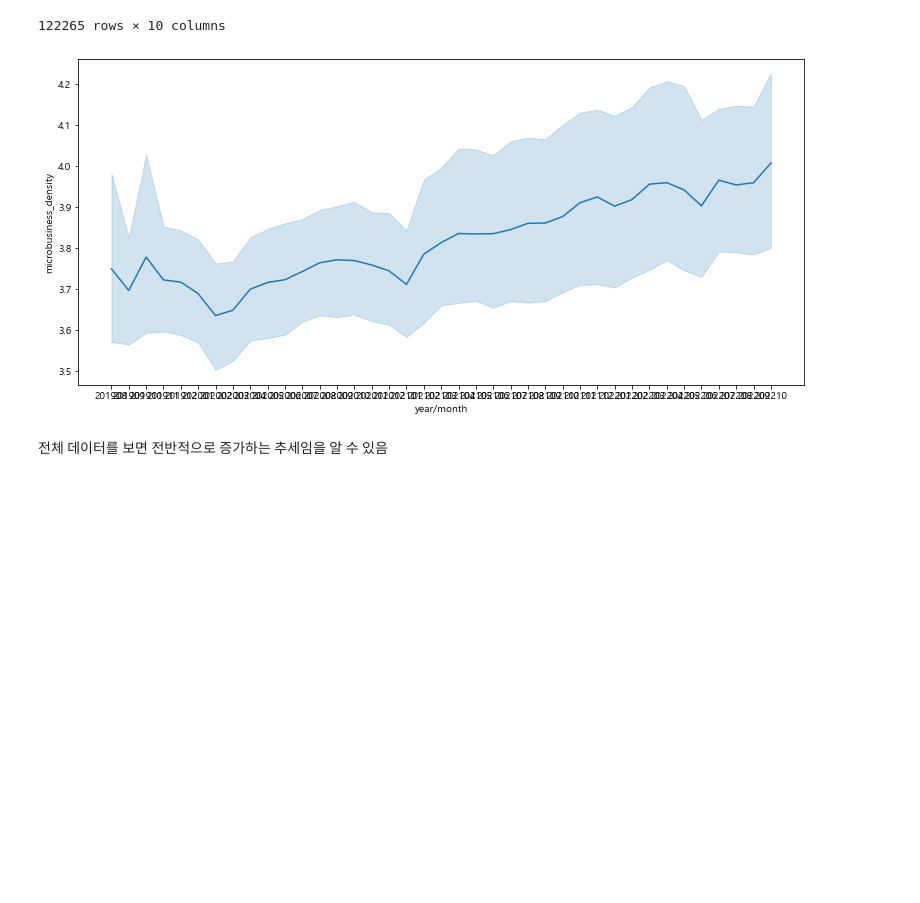
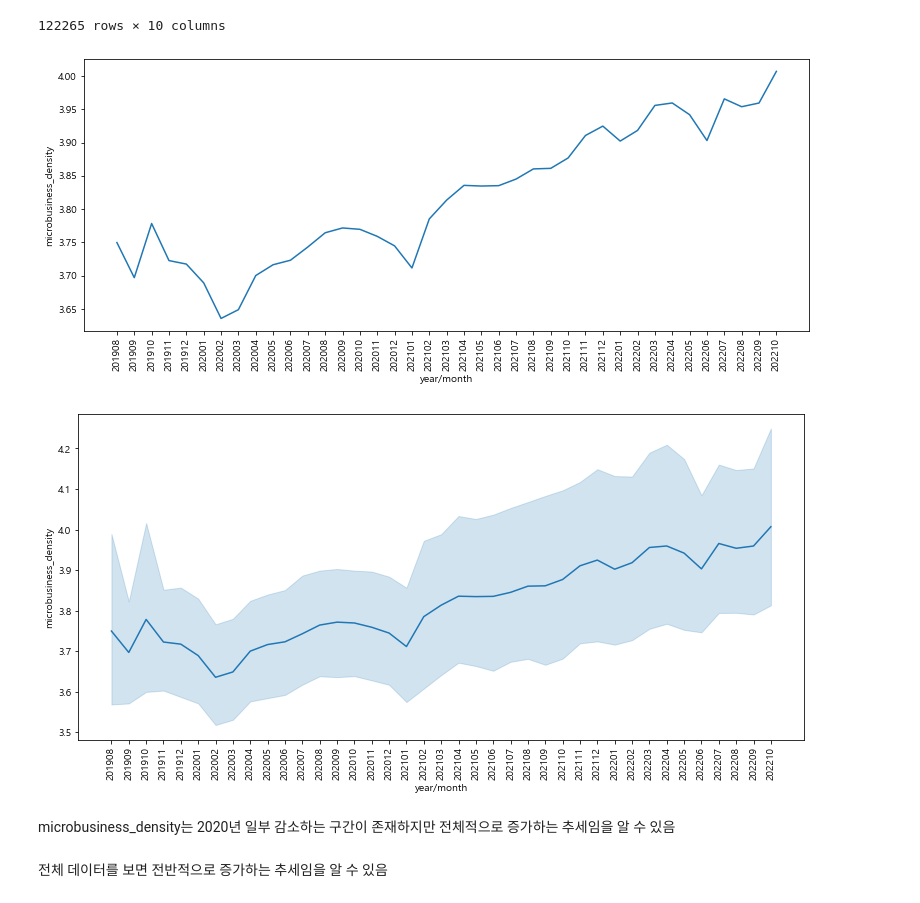
Before and after one commit to mg4432/Kaggle-GoDaddy-Microbusiness-Density-Forecasting, a Jupyter notebook: EDA .ipynb, the cells around one changed output. Drawn from its saved outputs; the diff is of its cells as text; code cells hidden in the pictures; blank space fills up the shorter version.

```diff
--- a/EDA .ipynb
+++ b/EDA .ipynb
@@ -145,12 +173,21 @@ train_df
 | 122264 | 56045_2022-10-01 | 56045 | Weston County | Wyoming | 2022-10-01 | 1.785395 | 100 | 2022 | ... |
 122265 rows × 10 columns
 # %%
+plt.figure(figsize = (13, 5))
+sns.lineplot(data=train_df.groupby('year/month').mean(),
+            x = 'year/month', y = 'microbusiness_density')
+plt.xticks(rotation = 90)
+plt.show()
+
 plt.figure(figsize = (13, 6))
 sns.lineplot(x = 'year/month', y = 'microbusiness_density', data = train_df)
-locs, labels = plt.xticks()
+plt.xticks(rotation = 90)
 plt.show()
 # %% [output]
-[figure, old version]
+[figure, new version]
+[figure, added]
+# %% [markdown]
+microbusiness_density는 2020년 일부 감소하는 구간이 존재하지만 전체적으로 증가하는 추세임을 알 수 있음
 # %% [markdown]
 전체 데이터를 보면 전반적으로 증가하는 추세임을 알 수 있음
 # %% [markdown]
```
Also changed, not shown: parts of 42 cells of this notebook.
